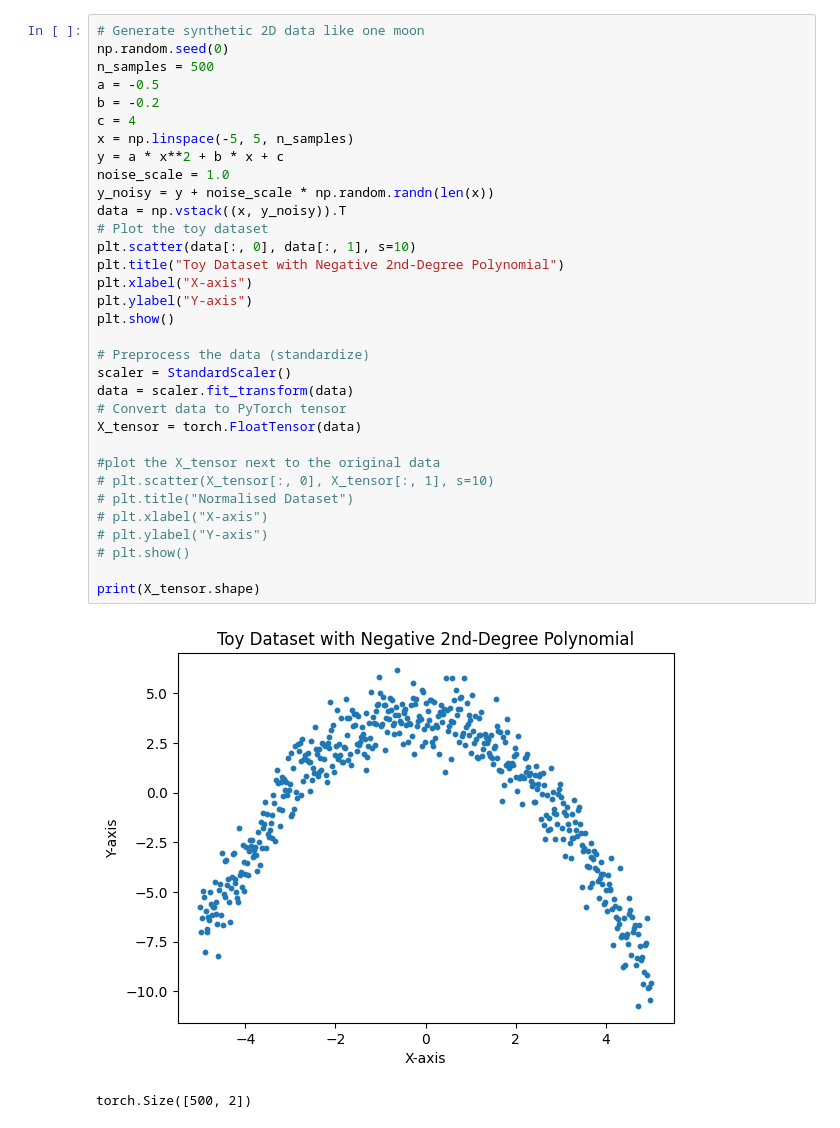
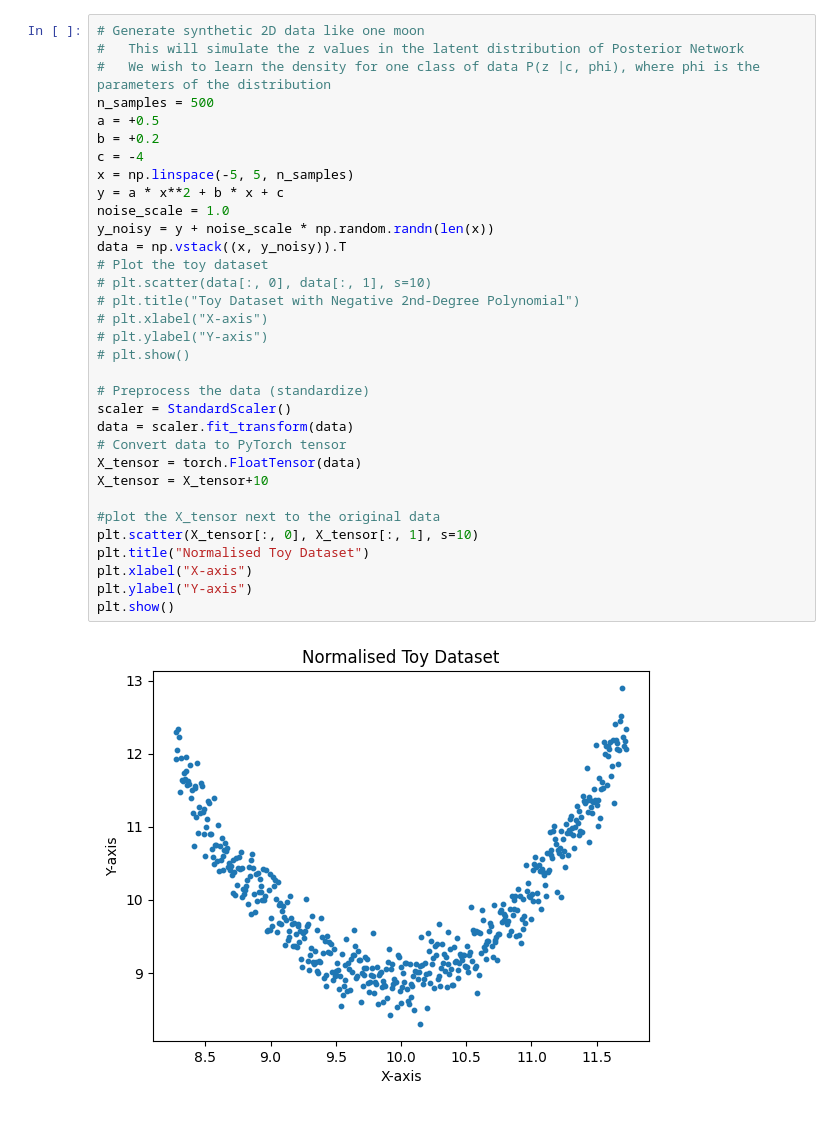
Before and after one commit to FenrisWulven/Normalising-Flow-DNN, a Jupyter notebook: CouplingFlow_toy.ipynb, the cells around one changed output. Cells and saved outputs as stored; diff of their text form.

Commit message:
push toy data and moon and cnn encoder

```diff
--- a/CouplingFlow_toy.ipynb
+++ b/CouplingFlow_toy.ipynb
@@ -18,37 +34,36 @@ from scipy.stats import gaussian_kde
 # %%
 # Generate synthetic 2D data like one moon
-np.random.seed(0)
+#   This will simulate the z values in the latent distribution of Posterior Network
+#   We wish to learn the density for one class of data P(z |c, phi), where phi is the parameters of the distribution
 n_samples = 500
-a = -0.5
-b = -0.2
-c = 4
+a = +0.5
+b = +0.2
+c = -4
 x = np.linspace(-5, 5, n_samples)
 y = a * x**2 + b * x + c
 noise_scale = 1.0
 y_noisy = y + noise_scale * np.random.randn(len(x))
 data = np.vstack((x, y_noisy)).T
 # Plot the toy dataset
-plt.scatter(data[:, 0], data[:, 1], s=10)
-plt.title("Toy Dataset with Negative 2nd-Degree Polynomial")
-plt.xlabel("X-axis")
-plt.ylabel("Y-axis")
-plt.show()
+# plt.scatter(data[:, 0], data[:, 1], s=10)
+# plt.title("Toy Dataset with Negative 2nd-Degree Polynomial")
+# plt.xlabel("X-axis")
+# plt.ylabel("Y-axis")
+# plt.show()
 
 # Preprocess the data (standardize)
 scaler = StandardScaler()
 data = scaler.fit_transform(data)
 # Convert data to PyTorch tensor
 X_tensor = torch.FloatTensor(data)
+X_tensor = X_tensor+10
 
 #plot the X_tensor next to the original data
-# plt.scatter(X_tensor[:, 0], X_tensor[:, 1], s=10)
-# plt.title("Normalised Dataset")
-# plt.xlabel("X-axis")
-# plt.ylabel("Y-axis")
-# plt.show()
-
-print(X_tensor.shape)
+plt.scatter(X_tensor[:, 0], X_tensor[:, 1], s=10)
+plt.title("Normalised Toy Dataset")
+plt.xlabel("X-axis")
+plt.ylabel("Y-axis")
+plt.show()
 # %% [output]
-[figure, old version]
+[figure, new version]
-torch.Size([500, 2])
 # %%
```
Also changed, not shown: parts of 16 cells of this notebook, 31 other files.
